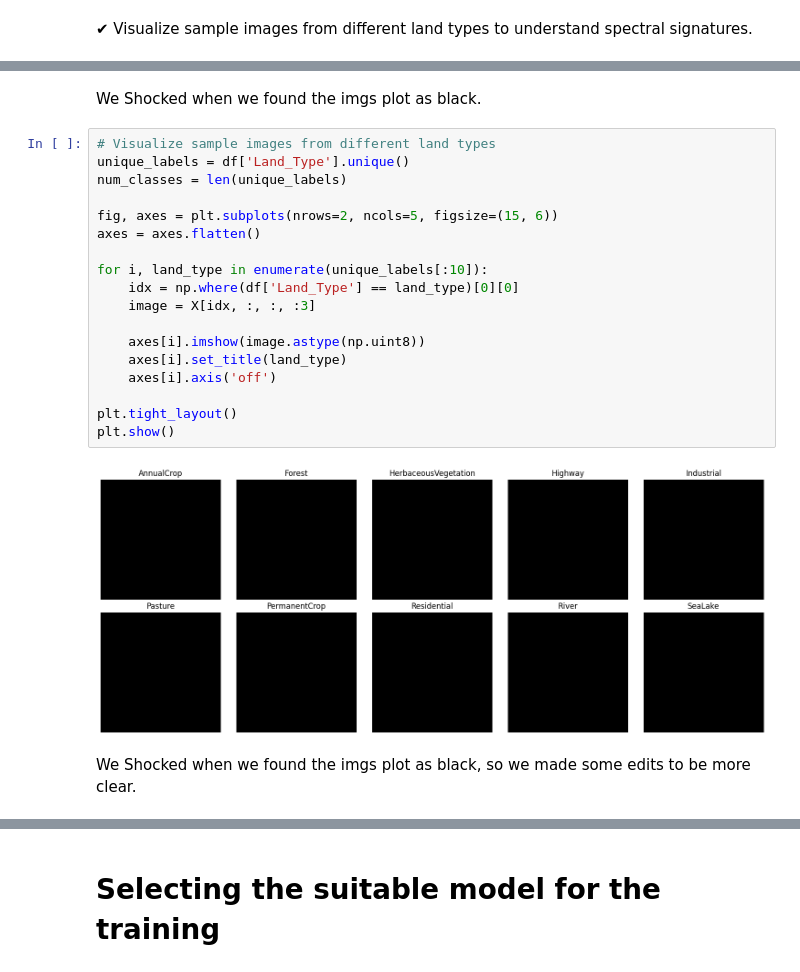
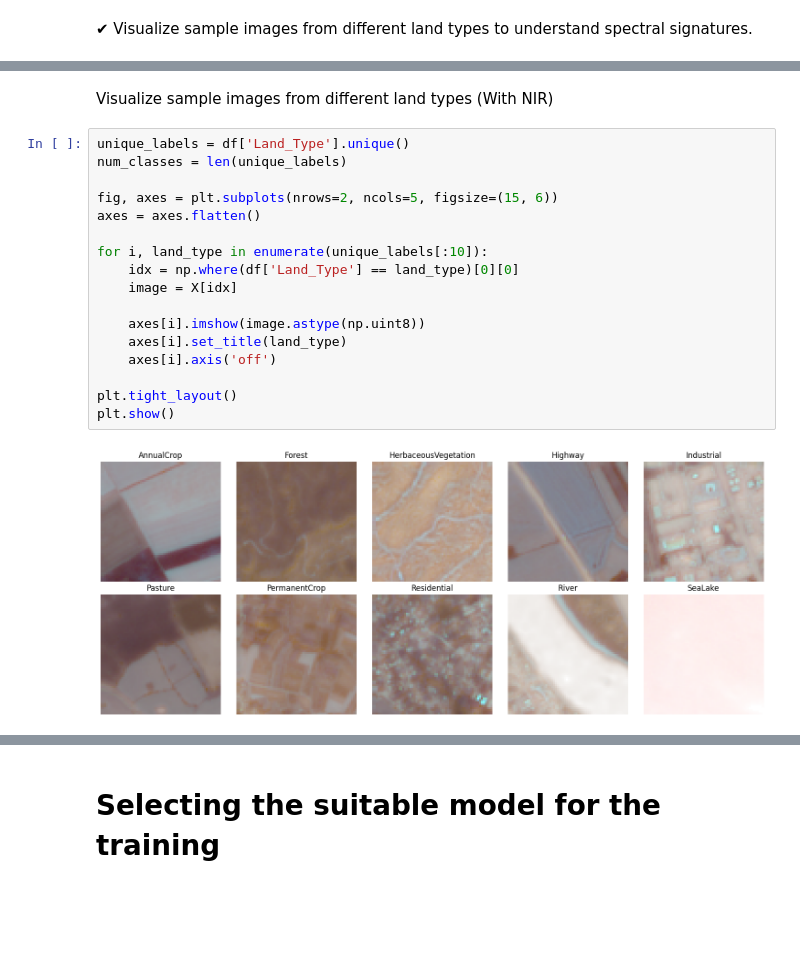
Before and after one commit to ahmed-hazem-1/DEPI-Project--Land-Type-Classification, a Jupyter notebook: 2nd Milestone/2nd_Milestone.ipynb, the cells around one changed output, grey strips where cells are left out. Saved outputs shown, nothing was run; the diff lists cells and outputs as text; blank space fills up the shorter version.

```diff
--- a/2nd Milestone/2nd_Milestone.ipynb
+++ b/2nd Milestone/2nd_Milestone.ipynb
@@ -224,24 +224,21 @@ Min pixel value: 0.0, Max pixel value: 0.6359816638496385
-# %% [markdown]
-We Shocked when we found the imgs plot as black.
+# %% [markdown]
+Visualize sample images from different land types (With NIR)
 # %%
-# Visualize sample images from different land types
 unique_labels = df['Land_Type'].unique()
 num_classes = len(unique_labels)
 
 fig, axes = plt.subplots(nrows=2, ncols=5, figsize=(15, 6))
 axes = axes.flatten()
 
 for i, land_type in enumerate(unique_labels[:10]):
     idx = np.where(df['Land_Type'] == land_type)[0][0]
-    image = X[idx, :, :, :3]
+    image = X[idx]
 
     axes[i].imshow(image.astype(np.uint8))
     axes[i].set_title(land_type)
     axes[i].axis('off')
 
 plt.tight_layout()
 plt.show()
 # %% [output]
-[figure, old version]
+[figure, new version]
-# %% [markdown]
-We Shocked when we found the imgs plot as black, so we made some edits to be more clear.
```
Also changed, not shown: parts of 13 cells of this notebook.
